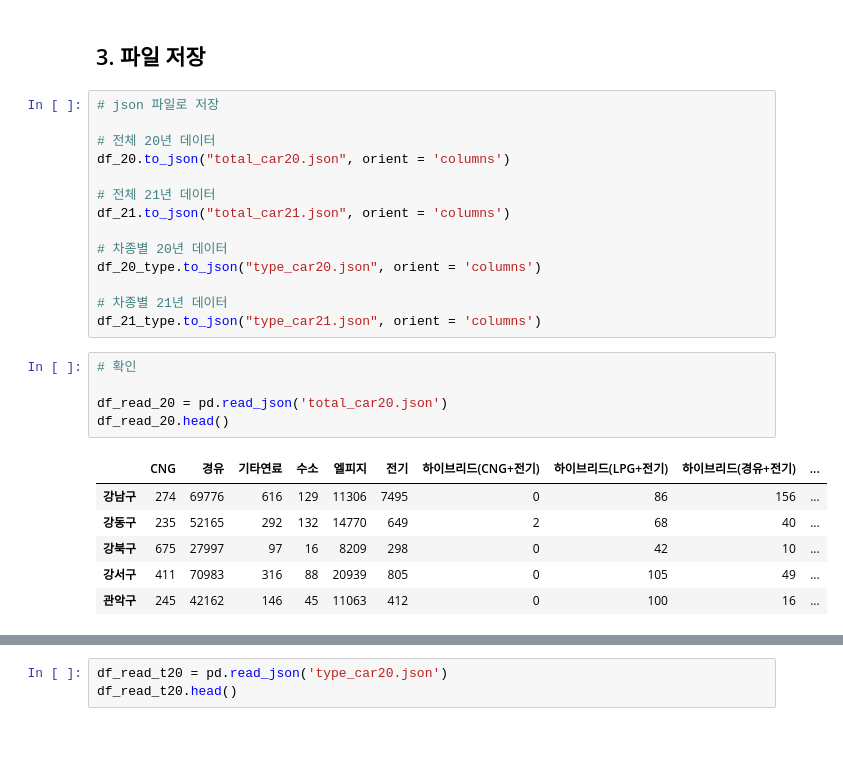
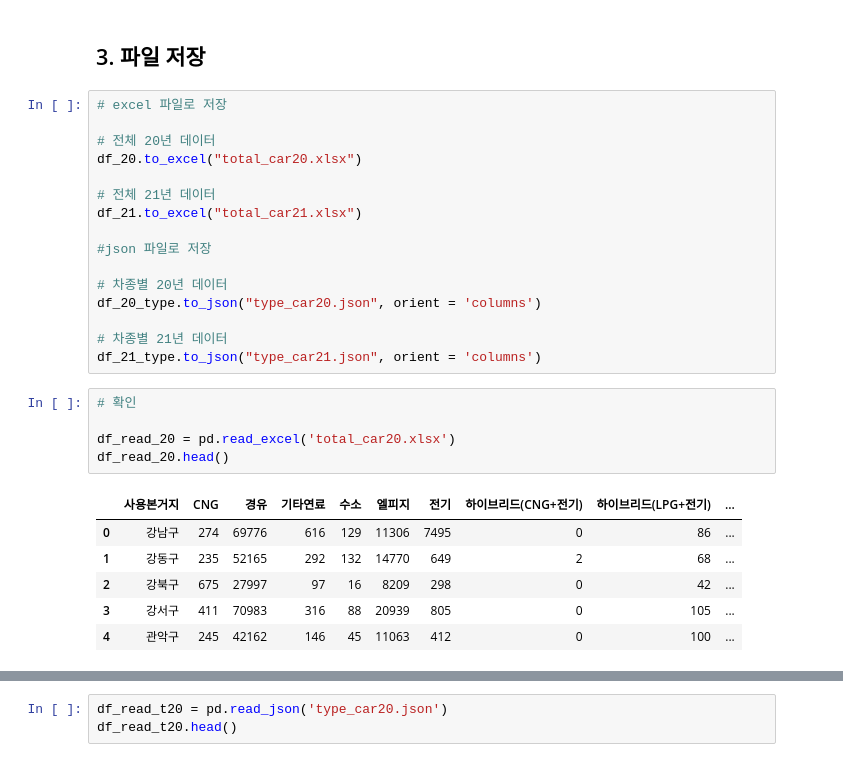
Before and after one commit to leejunghyunA/teamproject, a Jupyter notebook: 정현_ 전기차 미래 고객 파악.ipynb, the cells around one changed output, grey strips where cells are left out. Cells and saved outputs as stored; diff of their text form.

```diff
--- a/정현_ 전기차 미래 고객 파악.ipynb
+++ b/정현_ 전기차 미래 고객 파악.ipynb
@@ -349,13 +349,15 @@ df_21_type.head()
 # %% [markdown]
 ## 3. 파일 저장
 # %%
-# json 파일로 저장
+# excel 파일로 저장
 
 # 전체 20년 데이터
-df_20.to_json("total_car20.json", orient = 'columns')
+df_20.to_excel("total_car20.xlsx")
 
 # 전체 21년 데이터
-df_21.to_json("total_car21.json", orient = 'columns')
+df_21.to_excel("total_car21.xlsx")
+
+#json 파일로 저장
 
 # 차종별 20년 데이터
 df_20_type.to_json("type_car20.json", orient = 'columns')
@@ -365,13 +367,13 @@ df_21_type.to_json("type_car21.json", orient = 'columns')
 # %%
 # 확인
 
-df_read_20 = pd.read_json('total_car20.json')
+df_read_20 = pd.read_excel('total_car20.xlsx')
 df_read_20.head()
 # %% [output]
-|  | CNG | 경유 | 기타연료 | 수소 | 엘피지 | 전기 | 하이브리드(CNG+전기) | 하이브리드(LPG+전기) | 하이브리드(경유+전기) | ... |
-| 강남구 | 274 | 69776 | 616 | 129 | 11306 | 7495 | 0 | 86 | 156 | ... |
-| 강동구 | 235 | 52165 | 292 | 132 | 14770 | 649 | 2 | 68 | 40 | ... |
-| 강북구 | 675 | 27997 | 97 | 16 | 8209 | 298 | 0 | 42 | 10 | ... |
-| 강서구 | 411 | 70983 | 316 | 88 | 20939 | 805 | 0 | 105 | 49 | ... |
-| 관악구 | 245 | 42162 | 146 | 45 | 11063 | 412 | 0 | 100 | 16 | ... |
+|  | 사용본거지 | CNG | 경유 | 기타연료 | 수소 | 엘피지 | 전기 | 하이브리드(CNG+전기) | 하이브리드(LPG+전기) | ... |
+| 0 | 강남구 | 274 | 69776 | 616 | 129 | 11306 | 7495 | 0 | 86 | ... |
+| 1 | 강동구 | 235 | 52165 | 292 | 132 | 14770 | 649 | 2 | 68 | ... |
+| 2 | 강북구 | 675 | 27997 | 97 | 16 | 8209 | 298 | 0 | 42 | ... |
+| 3 | 강서구 | 411 | 70983 | 316 | 88 | 20939 | 805 | 0 | 105 | ... |
+| 4 | 관악구 | 245 | 42162 | 146 | 45 | 11063 | 412 | 0 | 100 | ... |
 # %%
```
Also changed, not shown: parts of 7 cells of this notebook, 7 other files.
